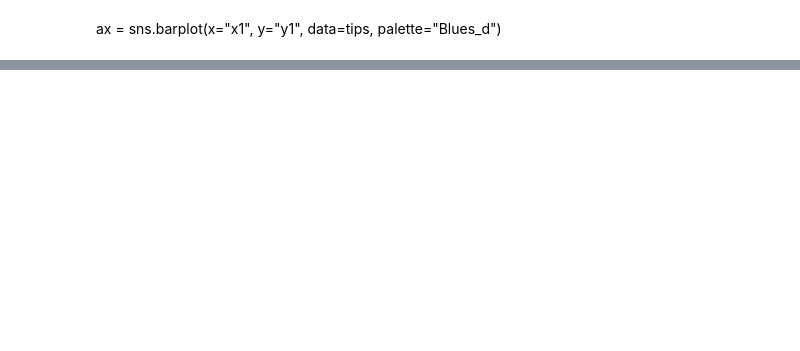
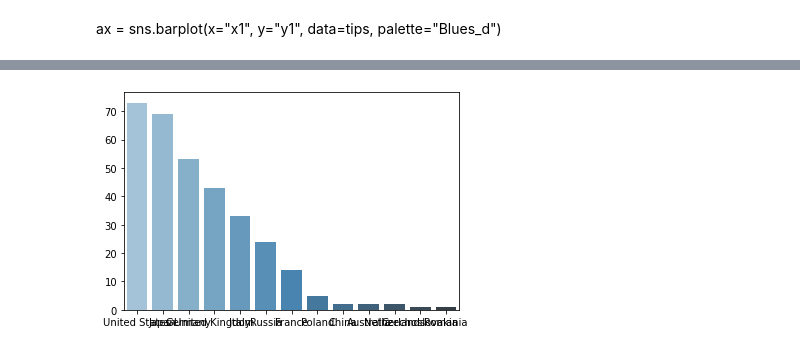
Before and after one commit to JuiceSolution/WWII_Airplaine_Analysis, a Jupyter notebook: WWII_Airplane.ipynb, the cells around one changed output, grey strips where cells are left out. Drawn from its saved outputs; the diff is of its cells as text; code cells hidden in the pictures; blank space fills up the shorter version.

```diff
--- a/WWII_Airplane.ipynb
+++ b/WWII_Airplane.ipynb
@@ -71,0 +116,5 @@ ValueError: Grouper and axis must be same length
+# %%
+ax = sns.barplot(x=Aircraft_per_country.index, y=Aircraft_per_country.values,
+                 palette="Blues_d")
+# %% [output]
+[figure, added]
```
Also changed, not shown: parts of 11 cells of this notebook, 1 other file.
